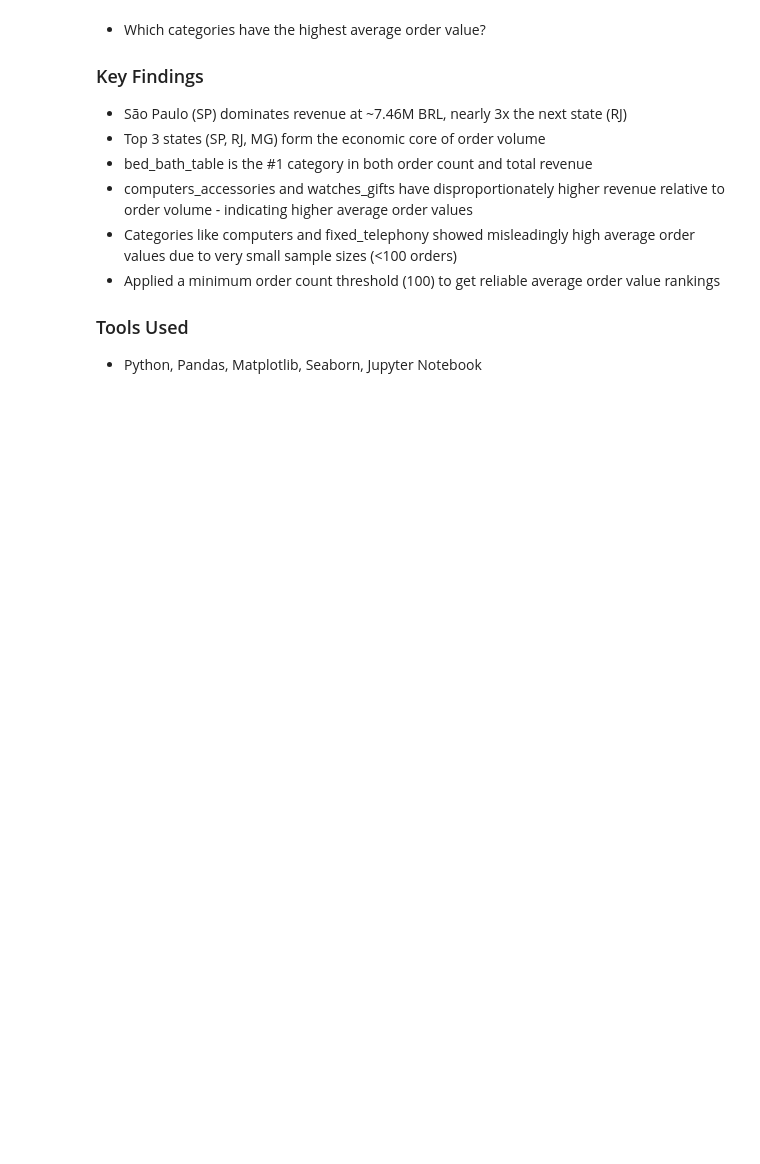
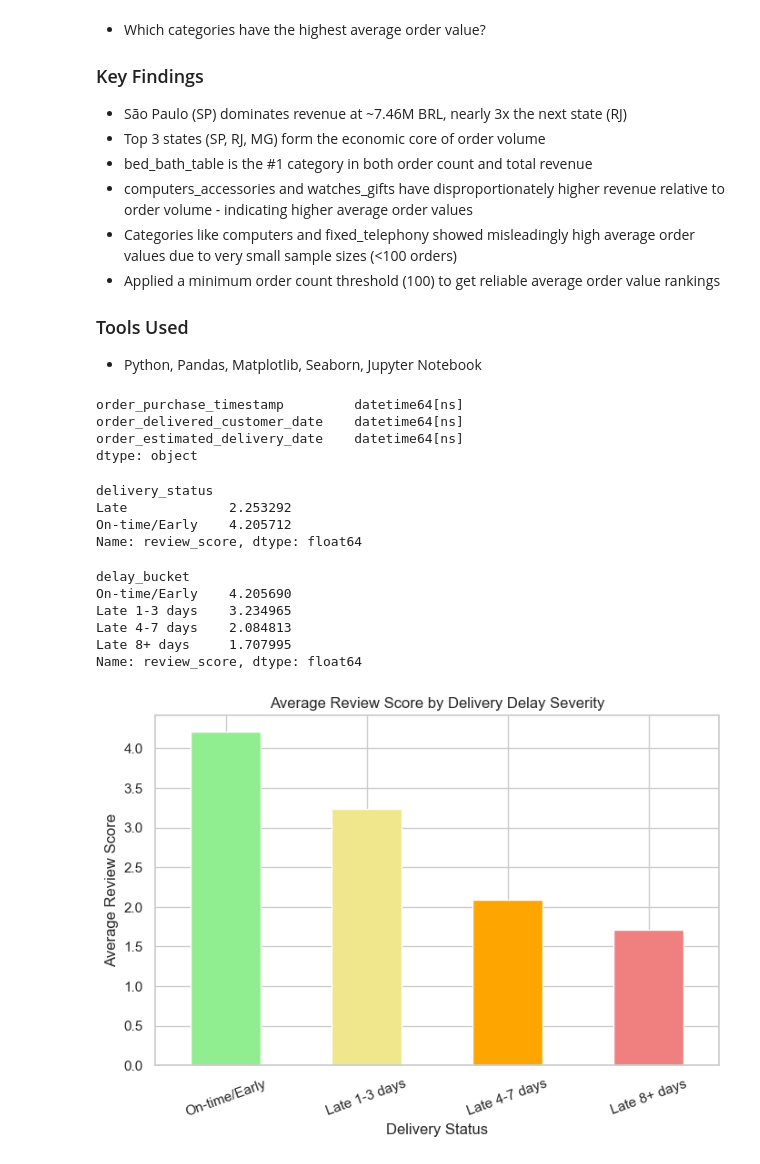
Before and after one commit to siva-dataanalyst/olist-ecommerce-analysis, a Jupyter notebook: notebooks/02_eda_analysis.ipynb, the cells around one changed output. Cells and saved outputs as stored; diff of their text form; code cells hidden in the pictures; blank space fills up the shorter version.

Commit message:
Phase 3 Part 2 - Delivery delay impact and monthly trends

```diff
--- a/notebooks/02_eda_analysis.ipynb
+++ b/notebooks/02_eda_analysis.ipynb
@@ -174,3 +174,70 @@ air_conditioning                302.209932    294
 
 ### Tools Used
 - Python, Pandas, Matplotlib, Seaborn, Jupyter Notebook
+# %%
+date_cols = ["order_purchase_timestamp", "order_delivered_customer_date", "order_estimated_delivery_date"]
+
+for col in date_cols:
+    master_df[col] = pd.to_datetime(master_df[col])
+
+print(master_df[date_cols].dtypes)
+# %% [output]
+order_purchase_timestamp         datetime64[ns]
+order_delivered_customer_date    datetime64[ns]
+order_estimated_delivery_date    datetime64[ns]
+dtype: object
+# %%
+##Does delivery delay affect review scores?
+
+# Calculate delivery delay in days (actual delivery vs estimated delivery)
+master_df["delivery_delay_days"] = (master_df["order_delivered_customer_date"] - master_df["order_estimated_delivery_date"]).dt.days
+
+# Group review scores by whether delivery was late or on-time
+master_df["delivery_status"] = np.where(master_df["delivery_delay_days"] > 0, "Late", "On-time/Early")
+
+avg_review_by_delivery = master_df.groupby("delivery_status")["review_score"].mean()
+print(avg_review_by_delivery)
+# %% [output]
+delivery_status
+Late             2.253292
+On-time/Early    4.205712
+Name: review_score, dtype: float64
+# %%
+##Delay severity buckets
+
+def delay_bucket(days):
+    if days <= 0:
+        return "On-time/Early"
+    elif days <= 3:
+        return "Late 1-3 days"
+    elif days <= 7:
+        return "Late 4-7 days"
+    else:
+        return "Late 8+ days"
+
+master_df["delay_bucket"] = master_df["delivery_delay_days"].apply(delay_bucket)
+
+avg_review_by_bucket = master_df.groupby("delay_bucket")["review_score"].mean().reindex(
+    ["On-time/Early", "Late 1-3 days", "Late 4-7 days", "Late 8+ days"]
+)
+
+print(avg_review_by_bucket)
+# %% [output]
+delay_bucket
+On-time/Early    4.205690
+Late 1-3 days    3.234965
+Late 4-7 days    2.084813
+Late 8+ days     1.707995
+Name: review_score, dtype: float64
+# %%
+##Visualize delay severity vs review score
+
+plt.figure(figsize=(8,5))
+avg_review_by_bucket.plot(kind="bar", color=["lightgreen", "khaki", "orange", "lightcoral"])
+plt.title("Average Review Score by Delivery Delay Severity")
+plt.xlabel("Delivery Status")
+plt.ylabel("Average Review Score")
+plt.xticks(rotation=20)
+plt.show()
+# %% [output]
+[figure, added]
```
Also changed, not shown: parts of 3 cells of this notebook.
